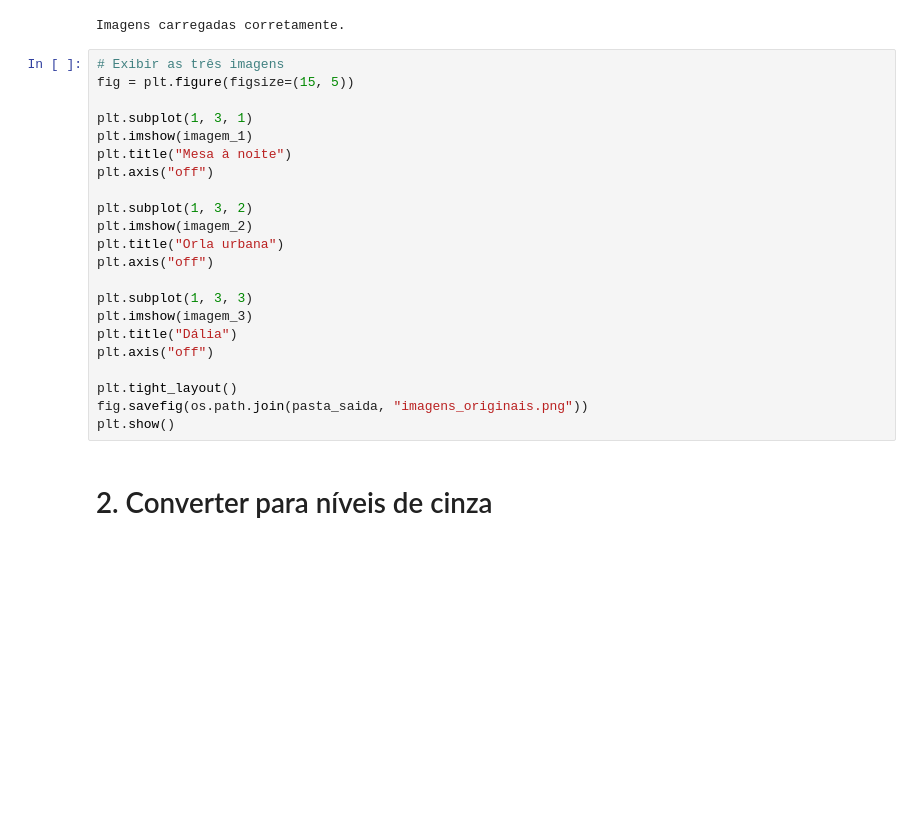
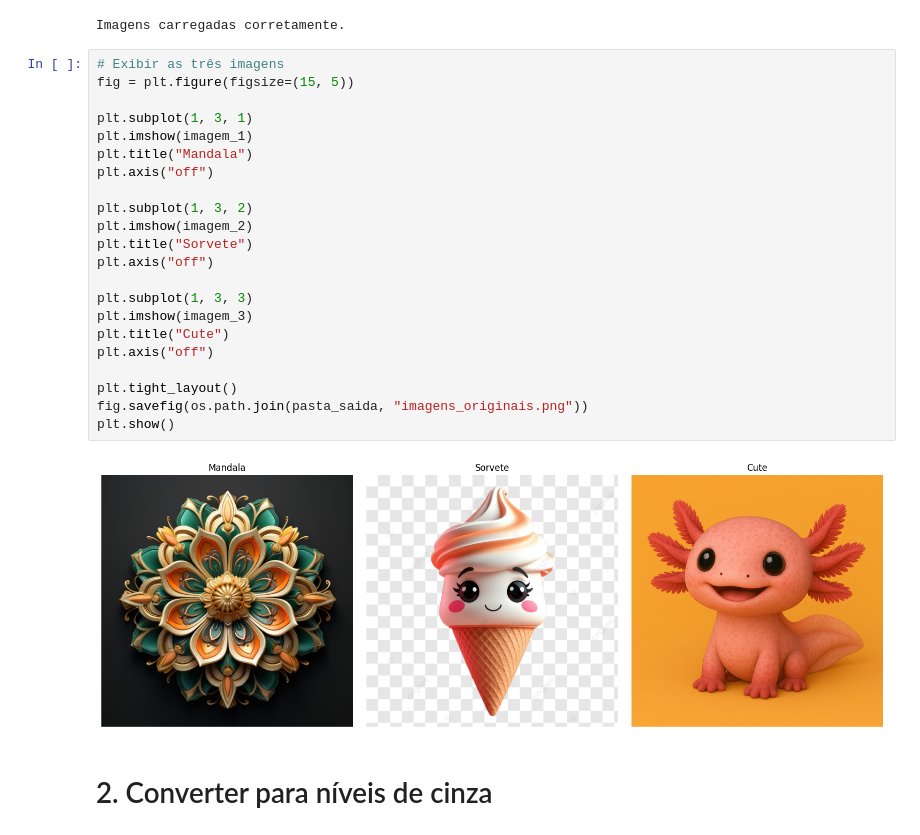
Before and after one commit to lianeheidemann/atividades-processamento-de-imagens, a Jupyter notebook: atividade/atividade-2/atividade_2-entregar.ipynb, the cells around one changed output. Drawn from its saved outputs; the diff is of its cells as text; blank space fills up the shorter version.

Commit message:
Revert merge #7: restore previous Atividade 2 images and files

```diff
--- a/atividade/atividade-2/atividade_2-entregar.ipynb
+++ b/atividade/atividade-2/atividade_2-entregar.ipynb
@@ -41,25 +41,27 @@ Imagens carregadas corretamente.
 # %%
 # Exibir as três imagens
 fig = plt.figure(figsize=(15, 5))
 
 plt.subplot(1, 3, 1)
 plt.imshow(imagem_1)
-plt.title("Mesa à noite")
+plt.title("Mandala")
 plt.axis("off")
 
 plt.subplot(1, 3, 2)
 plt.imshow(imagem_2)
-plt.title("Orla urbana")
+plt.title("Sorvete")
 plt.axis("off")
 
 plt.subplot(1, 3, 3)
 plt.imshow(imagem_3)
-plt.title("Dália")
+plt.title("Cute")
 plt.axis("off")
 
 plt.tight_layout()
 fig.savefig(os.path.join(pasta_saida, "imagens_originais.png"))
 plt.show()
+# %% [output]
+[figure, added]
 # %% [markdown]
 # 2. Converter para níveis de cinza
 # %%
```
Also changed, not shown: parts of 5 cells of this notebook, 22 other files.
